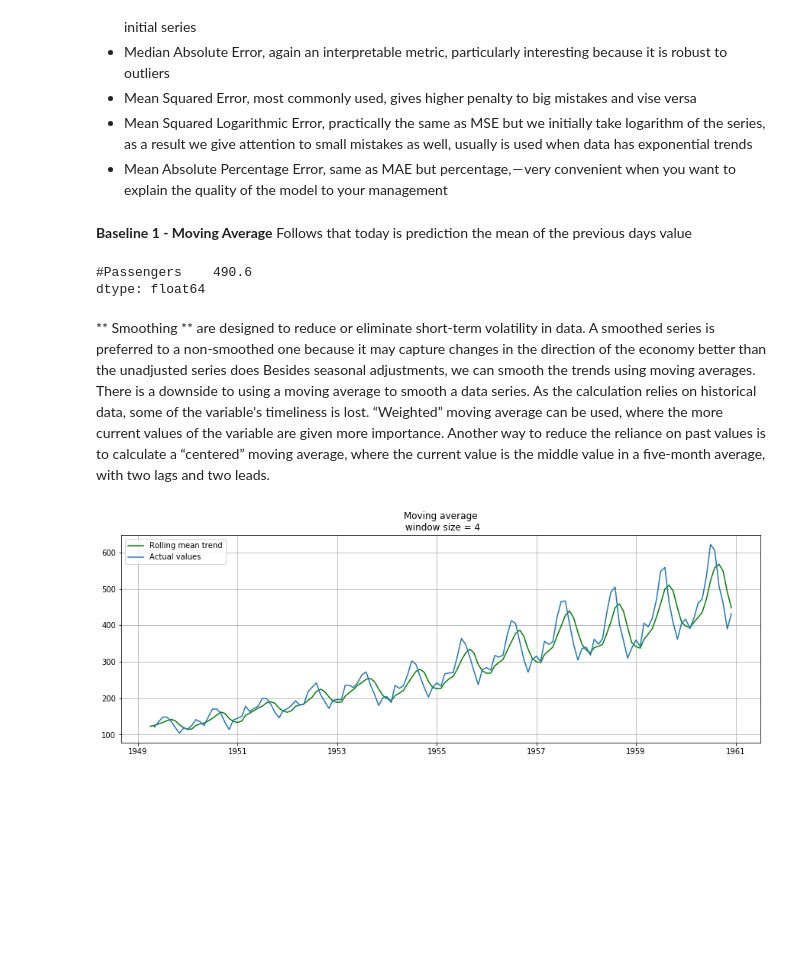
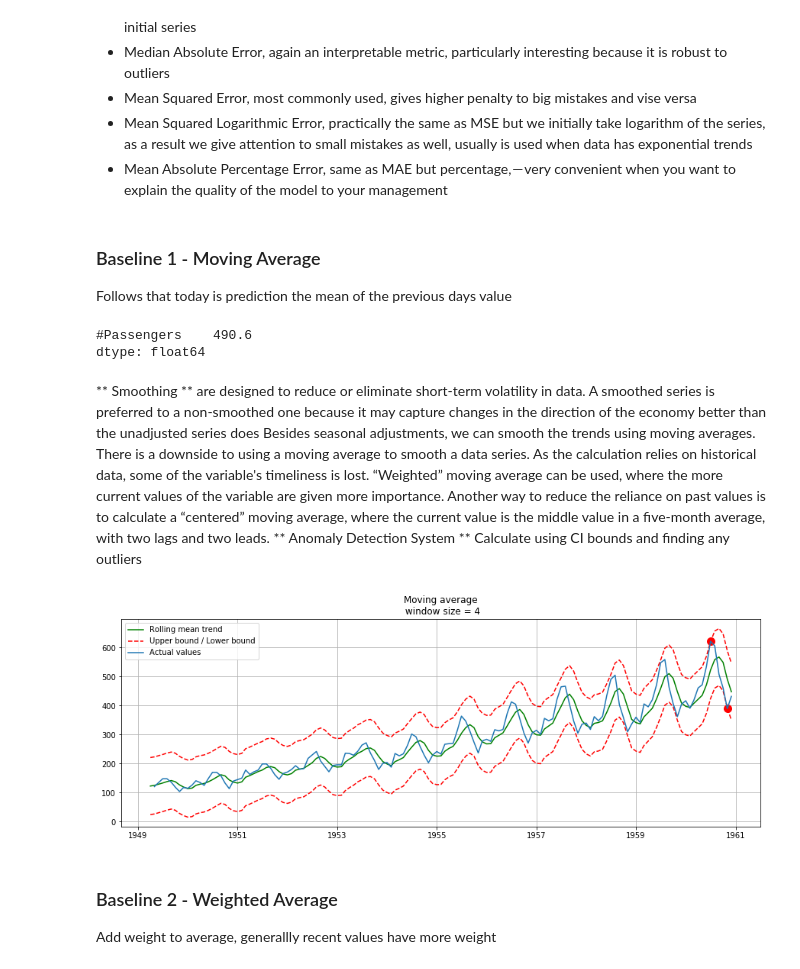
Before and after one commit to dipalira/DS-Challenges, a Jupyter notebook: Time Series/Basic Time Series.ipynb, the cells around one changed output. Cells and saved outputs as stored; diff of their text form; code cells hidden in the pictures; blank space fills up the shorter version.

```diff
--- a/Time Series/Basic Time Series.ipynb
+++ b/Time Series/Basic Time Series.ipynb
@@ -46,7 +46,7 @@ plt.plot(data)
 def mean_absolute_percentage_error(y_true, y_pred):
     return (100 * np.sum(np.abs(y_true - y_pred)))/len(y_true)
 # %% [markdown]
-**Baseline 1 - Moving Average**
+### Baseline 1 - Moving Average
 Follows that today is prediction the mean of the previous days value
 # %%
 def moving_average(series, n):
@@ -63,6 +63,8 @@ dtype: float64
 ** Smoothing **
 are designed to reduce or eliminate short-term volatility in data. A smoothed series is preferred to a non-smoothed one because it may capture changes in the direction of the economy better than the unadjusted series does
 Besides seasonal adjustments, we can smooth the trends using moving averages. There is a downside to using a moving average to smooth a data series. As the calculation relies on historical data, some of the variable's timeliness is lost. “Weighted” moving average can be used, where the more current values of the variable are given more importance. Another way to reduce the reliance on past values is to calculate a “centered” moving average, where the current value is the middle value in a five-month average, with two lags and two leads.
+** Anomaly Detection System **
+Calculate using CI bounds and finding any outliers
 # %%
 def plotMovingAverage(series, window, plot_intervals=False, scale=1.96, plot_anomalies=False):
 
@@ -76,19 +78,34 @@ def plotMovingAverage(series, window, plot_intervals=False, scale=1.96, plot_ano
     #Pandas has an implementation available DataFrame.rolling(window).mean().
     #The wider the window - the smoother will be the trend. In the case of the very noisy data, which can be very often encountered in finance, this procedure can help to detect common patterns.
     rolling_mean = series.rolling(window=window).mean()
-    #Confidenec Interval
-    if plot_intervals:
-
     plt.figure(figsize=(15,5))
     plt.title("Moving average\n window size = {}".format(window))
     plt.plot(rolling_mean, "g", label="Rolling mean trend")
 
-
+    #Confidence Interval
+    if plot_intervals:
+        #Calculate deviation rolling_mean - (mae + scale * deviation)
+        mae = mean_absolute_error(series[window:], rolling_mean[window:])
+        deviation = np.std(series[window:] - rolling_mean[window:])
+        upper_bound = rolling_mean + (mae + scale * deviation)
+        lower_bound = rolling_mean - (mae + scale * deviation)
+        plt.plot(upper_bound, "r--", label="Upper bound / Lower bound")
+        plt.plot(lower_bound, "r--")
+    # Having the intervals, find abnormal values
+    if plot_anomalies:
+        anomalies = pd.DataFrame(columns = series.columns, index=series.index) #Creates an empyty dataframe with index
+        anomalies[series < lower_bound] = series[series < lower_bound]
+        anomalies[series > upper_bound] = series[series > upper_bound]
+        #To make pointers
+        plt.plot(anomalies,"ro", markersize = 10)
     plt.plot(series[window:], label="Actual values")
     plt.legend(loc="upper left")
     plt.grid(True)
 # https://medium.com/open-machine-learning-course/open-machine-learning-course-topic-9-time-series-analysis-in-python-a270cb05e0b3
 # %%
-plotMovingAverage(data, 4)
+plotMovingAverage(data,4, plot_intervals= True, plot_anomalies = True)
 # %% [output]
-[figure, old version]
+[figure, new version]
+# %% [markdown]
+### Baseline 2 - Weighted Average
+Add weight to average, generallly recent values have more weight
```
Also changed, not shown: parts of 4 cells of this notebook.
